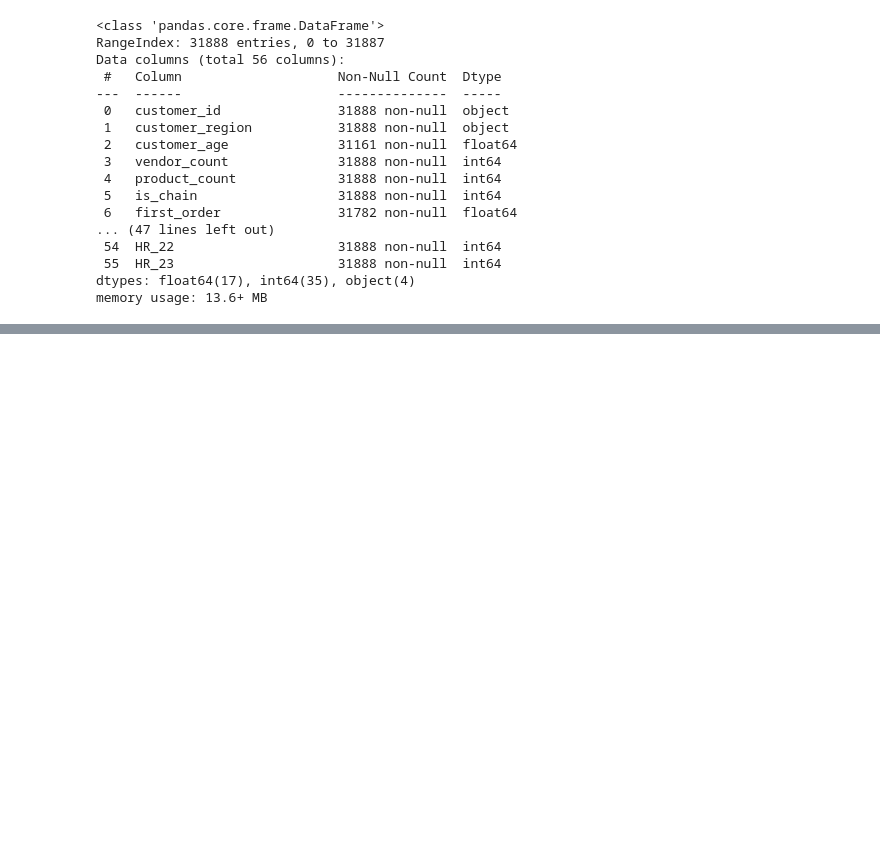
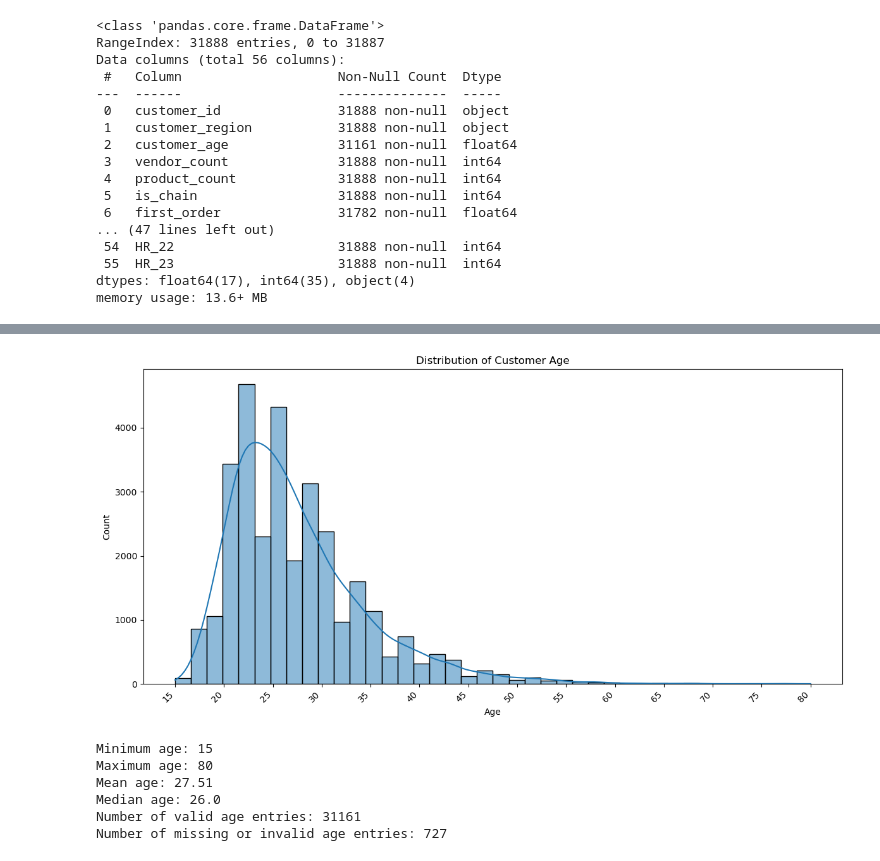
Before and after one commit to Benerugg/DM_Group50, a Jupyter notebook: src/notebooks/Testfile.ipynb, the cells around one changed output, grey strips where cells are left out. Cells and saved outputs as stored; diff of their text form; code cells hidden in the pictures; blank space fills up the shorter version.

```diff
--- a/src/notebooks/Testfile.ipynb
+++ b/src/notebooks/Testfile.ipynb
@@ -285,0 +329,38 @@ ValueError: could not convert string to float: '1b8f824d5e  '
+# %%
+# Convert 'customer_age' to numeric, coercing errors to NaN
+df['customer_age'] = pd.to_numeric(df['customer_age'], errors='coerce')
+
+# Remove NaN values and sort
+age_data = df['customer_age'].dropna().sort_values()
+
+# Create the plot
+plt.figure(figsize=(12, 6))
+sns.histplot(age_data, bins=40, kde=True)
+plt.title('Distribution of Customer Age')
+plt.xlabel('Age')
+plt.ylabel('Count')
+
+# Improve x-axis readability
+min_age = int(age_data.min())
+max_age = int(age_data.max())
+plt.xticks(range(min_age, max_age+1, 5))
+plt.xticks(rotation=45, ha='right')
+
+plt.tight_layout()
+plt.show()
+
+# Print some statistics
+print(f"Minimum age: {min_age}")
+print(f"Maximum age: {max_age}")
+print(f"Mean age: {age_data.mean():.2f}")
+print(f"Median age: {age_data.median()}")
+print(f"Number of valid age entries: {len(age_data)}")
+print(f"Number of missing or invalid age entries: {len(df) - len(age_data)}")
+# %% [output]
+[figure, added]
+Minimum age: 15
+Maximum age: 80
+Mean age: 27.51
+Median age: 26.0
+Number of valid age entries: 31161
+Number of missing or invalid age entries: 727
```
Also changed, not shown: parts of 14 cells of this notebook.
